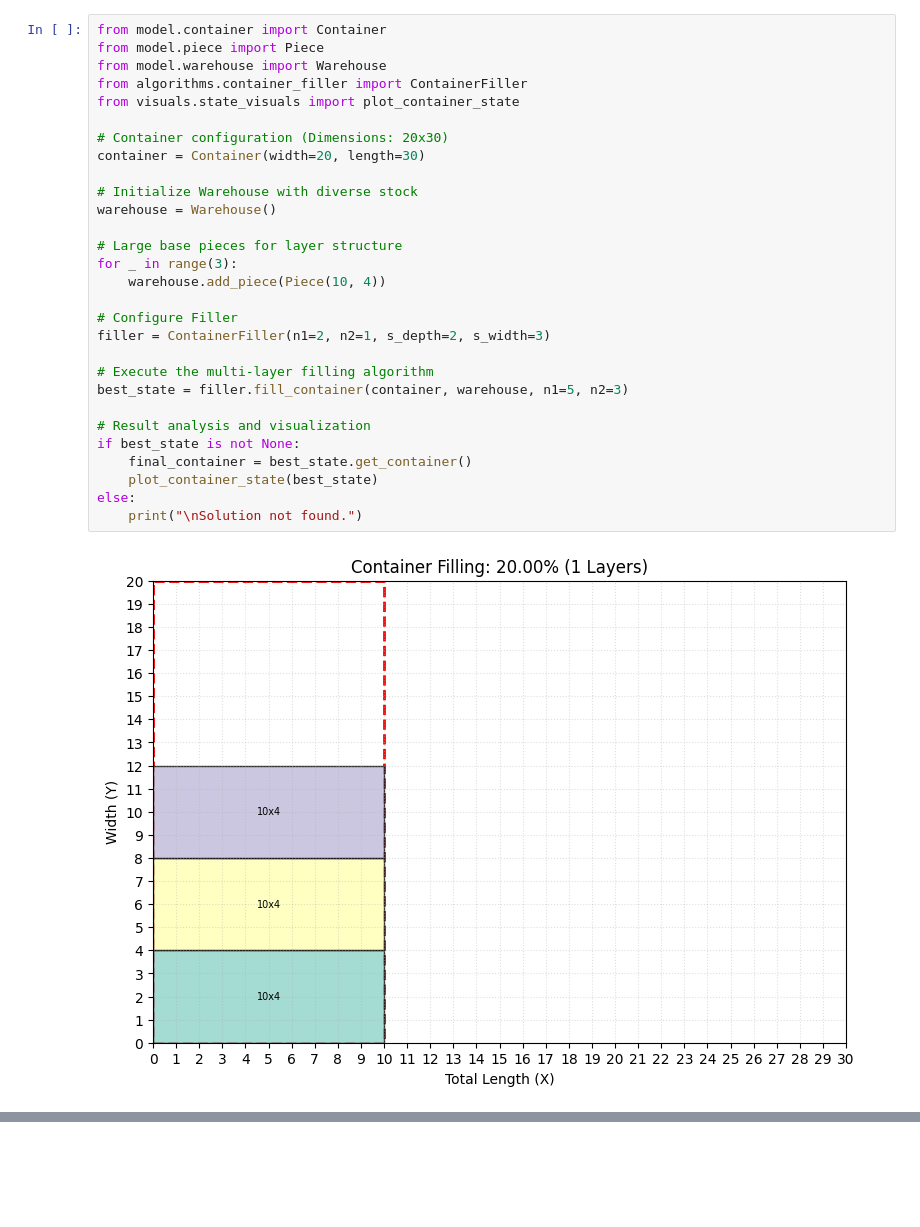
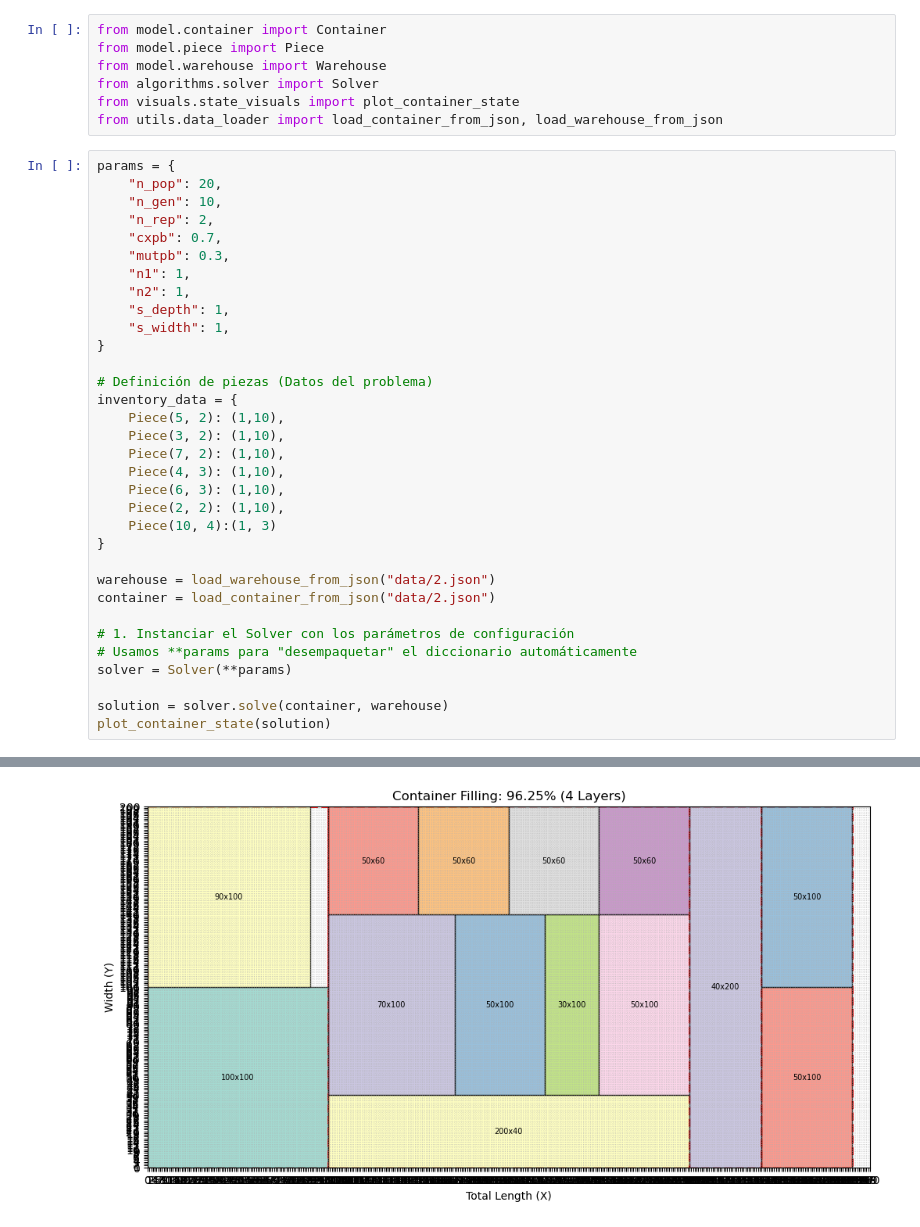
Before and after one commit to julengarciaaa/2D-Knapsack, a Jupyter notebook: test.ipynb, the cells around one changed output, grey strips where cells are left out. Cells and saved outputs as stored; diff of their text form; blank space fills up the shorter version.

Commit message:
The first version of the genetic algorithm is completed. First tests have been executed, using Bortfeld's third set of problems.

```diff
--- a/test.ipynb
+++ b/test.ipynb
@@ -2,30 +2,40 @@
 from model.container import Container
 from model.piece import Piece
 from model.warehouse import Warehouse
-from algorithms.container_filler import ContainerFiller
+from algorithms.solver import Solver
 from visuals.state_visuals import plot_container_state
-
-# Container configuration (Dimensions: 20x30)
-container = Container(width=20, length=30)
-
-# Initialize Warehouse with diverse stock
-warehouse = Warehouse()
-
-# Large base pieces for layer structure
-for _ in range(3):
-    warehouse.add_piece(Piece(10, 4))
-
-# Configure Filler
-filler = ContainerFiller(n1=2, n2=1, s_depth=2, s_width=3)
-
-# Execute the multi-layer filling algorithm
-best_state = filler.fill_container(container, warehouse, n1=5, n2=3)
-
-# Result analysis and visualization
-if best_state is not None:
-    final_container = best_state.get_container()
-    plot_container_state(best_state)
-else:
-    print("\nSolution not found.")
+from utils.data_loader import load_container_from_json, load_warehouse_from_json
-# %% [output]
-[figure, removed]
+# %%
+params = {
+    "n_pop": 20,
+    "n_gen": 10,
+    "n_rep": 2,
+    "cxpb": 0.7,
+    "mutpb": 0.3,
+    "n1": 1,
+    "n2": 1,
+    "s_depth": 1,
+    "s_width": 1,
+}
+
+# Definición de piezas (Datos del problema)
+inventory_data = {
+    Piece(5, 2): (1,10),
+    Piece(3, 2): (1,10),
+    Piece(7, 2): (1,10),
+    Piece(4, 3): (1,10),
+    Piece(6, 3): (1,10),
+    Piece(2, 2): (1,10),
+    Piece(10, 4):(1, 3)
+}
+
+warehouse = load_warehouse_from_json("data/2.json")
+container = load_container_from_json("data/2.json")
+
+# 1. Instanciar el Solver con los parámetros de configuración
+# Usamos **params para "desempaquetar" el diccionario automáticamente
+solver = Solver(**params)
+
+solution = solver.solve(container, warehouse)
+plot_container_state(solution)
+# %% [output]
@@ -31,0 +62 @@ else:
+[figure, added]
```
Also changed, not shown: parts of 2 cells of this notebook, 37 other files.
